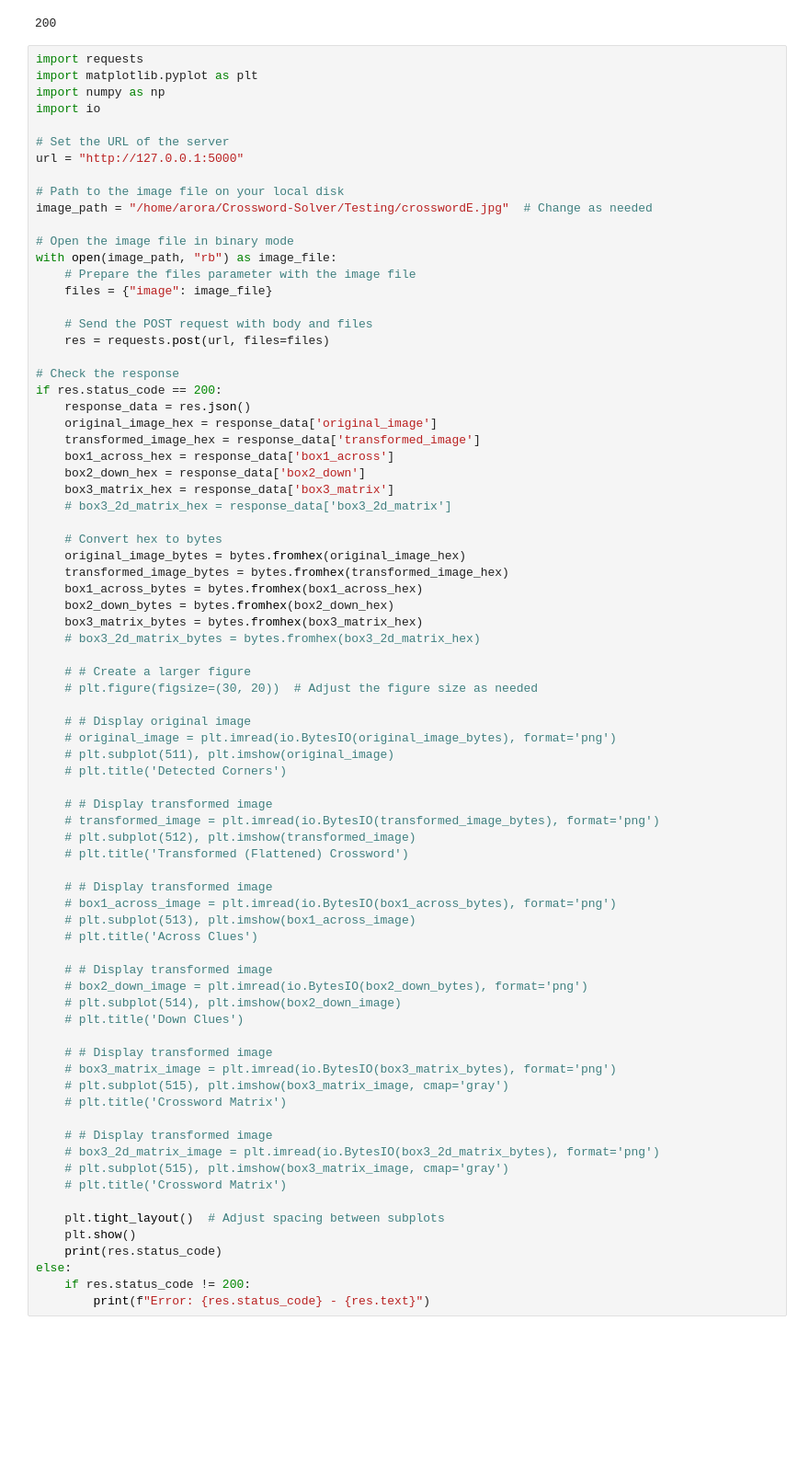
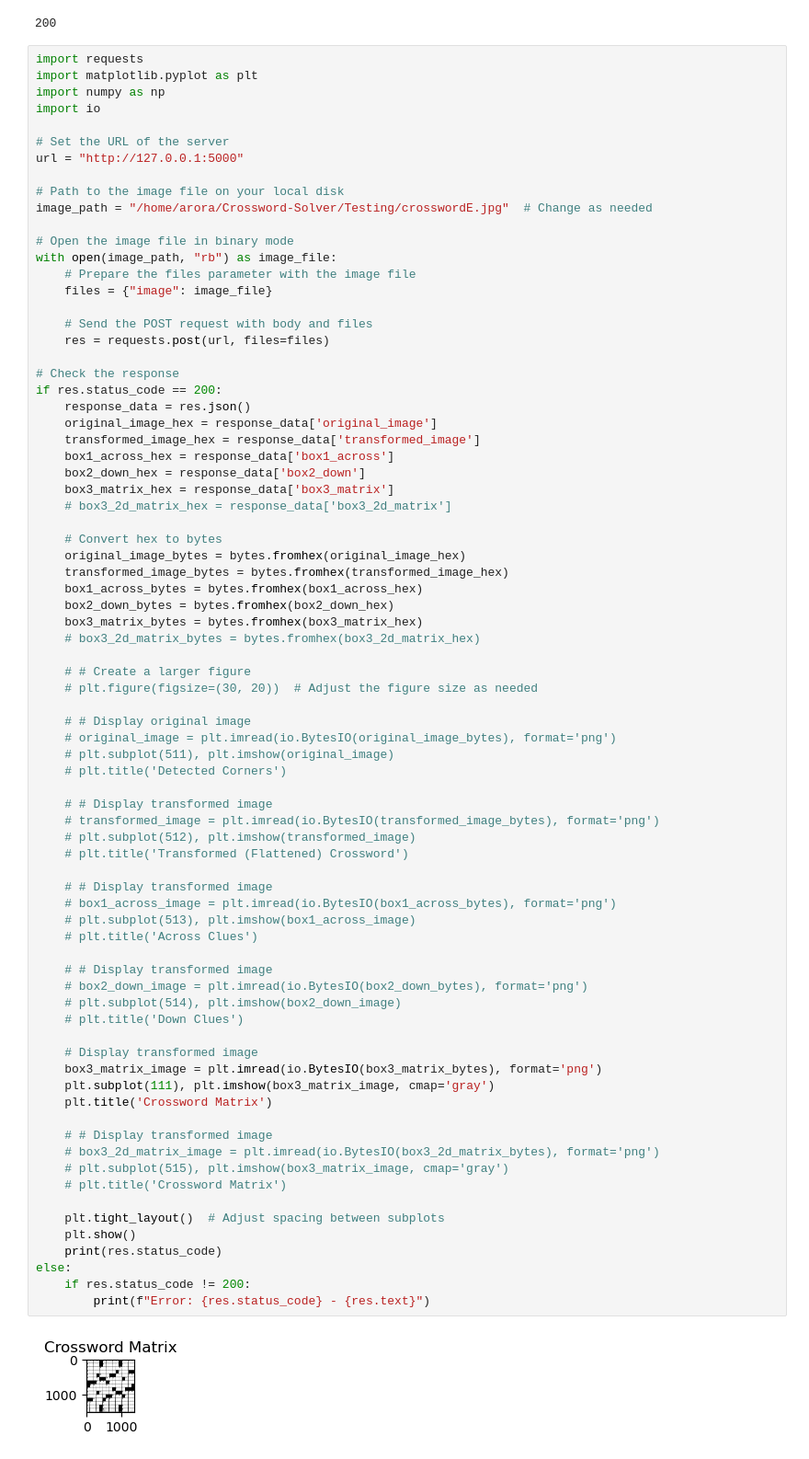
Before and after one commit to MalihaT111/Crossword-Solver, a Jupyter notebook: FeatureTesting.ipynb, the cells around one changed output. Shown: that part at 92% size. Saved outputs shown, nothing was run; the diff lists cells and outputs as text; blank space fills up the shorter version.

```diff
--- a/FeatureTesting.ipynb
+++ b/FeatureTesting.ipynb
@@ -132,34 +132,35 @@ if res.status_code == 200:
     # plt.title('Detected Corners')
 
     # # Display transformed image
     # transformed_image = plt.imread(io.BytesIO(transformed_image_bytes), format='png')
     # plt.subplot(512), plt.imshow(transformed_image)
     # plt.title('Transformed (Flattened) Crossword')
 
     # # Display transformed image
     # box1_across_image = plt.imread(io.BytesIO(box1_across_bytes), format='png')
     # plt.subplot(513), plt.imshow(box1_across_image)
     # plt.title('Across Clues')
 
     # # Display transformed image
     # box2_down_image = plt.imread(io.BytesIO(box2_down_bytes), format='png')
     # plt.subplot(514), plt.imshow(box2_down_image)
     # plt.title('Down Clues')
 
-    # # Display transformed image
-    # box3_matrix_image = plt.imread(io.BytesIO(box3_matrix_bytes), format='png')
-    # plt.subplot(515), plt.imshow(box3_matrix_image, cmap='gray')
-    # plt.title('Crossword Matrix')
+    # Display transformed image
+    box3_matrix_image = plt.imread(io.BytesIO(box3_matrix_bytes), format='png')
+    plt.subplot(111), plt.imshow(box3_matrix_image, cmap='gray')
+    plt.title('Crossword Matrix')
 
     # # Display transformed image
     # box3_2d_matrix_image = plt.imread(io.BytesIO(box3_2d_matrix_bytes), format='png')
     # plt.subplot(515), plt.imshow(box3_matrix_image, cmap='gray')
     # plt.title('Crossword Matrix')
 
     plt.tight_layout()  # Adjust spacing between subplots
     plt.show()
     print(res.status_code)
 else:
     if res.status_code != 200:
         print(f"Error: {res.status_code} - {res.text}")
 # %% [output]
+[figure, added]
```
Also changed, not shown: parts of 1 cell of this notebook, 3 other files.
